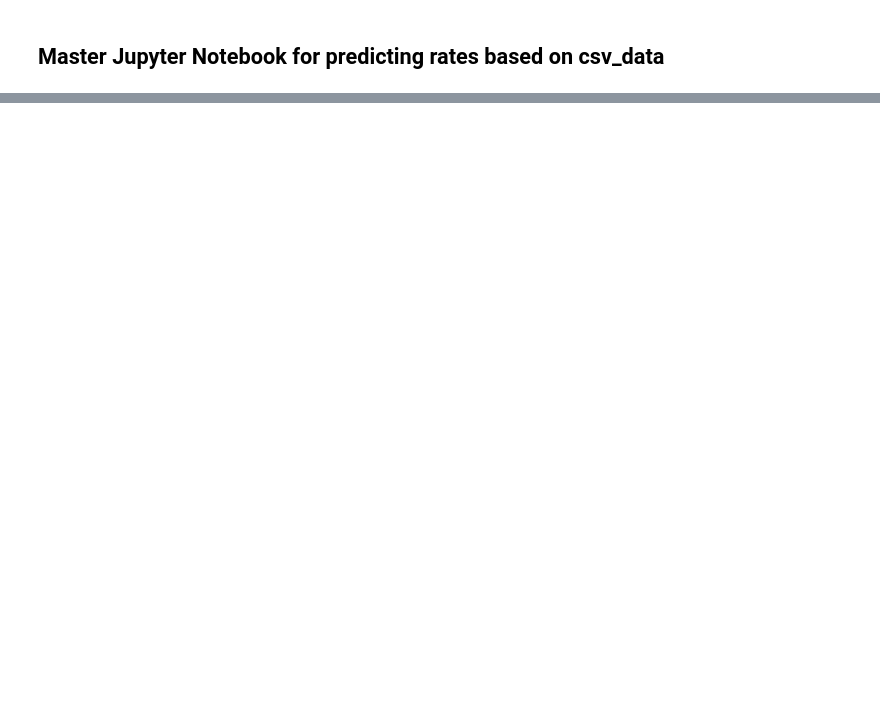
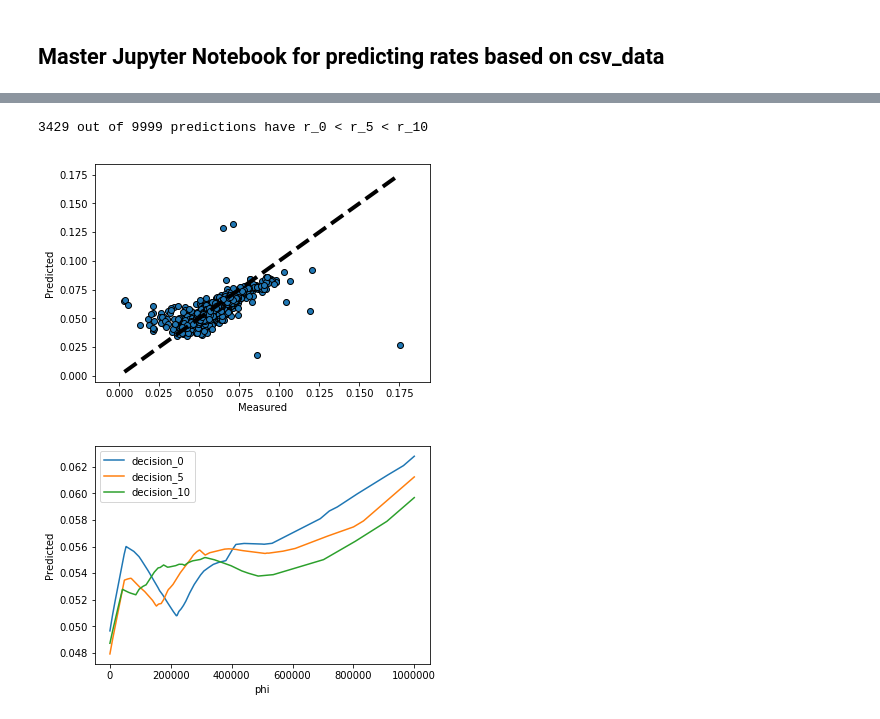
Before and after one commit to andreveiga2/imputaiton, a Jupyter notebook: prediction_notebook.ipynb, the cells around one changed output, grey strips where cells are left out. Drawn from its saved outputs; the diff is of its cells as text; code cells hidden in the pictures; blank space fills up the shorter version.

```diff
--- a/prediction_notebook.ipynb
+++ b/prediction_notebook.ipynb
@@ -39,0 +73,6 @@ data = load_data("data_JMP_impute.csv")
+# %%
+prediction(X_train, y_train, X_test, y_test, model_type = 'MLPRegressor')
+# %% [output]
+3429 out of 9999 predictions have r_0 < r_5 < r_10
+[figure, added]
+[figure, added]
```
Also changed, not shown: parts of 4 cells of this notebook, 6 other files.
